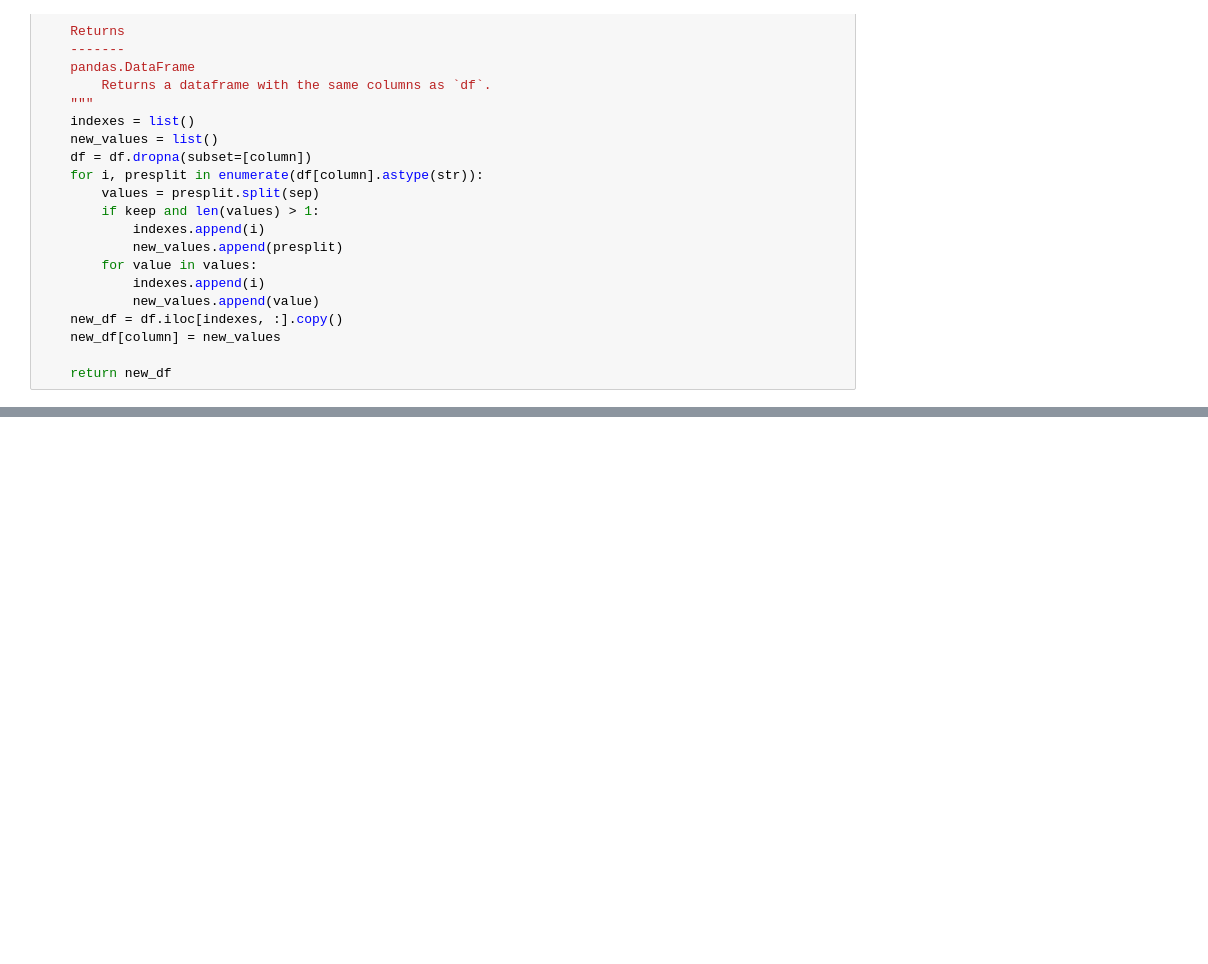
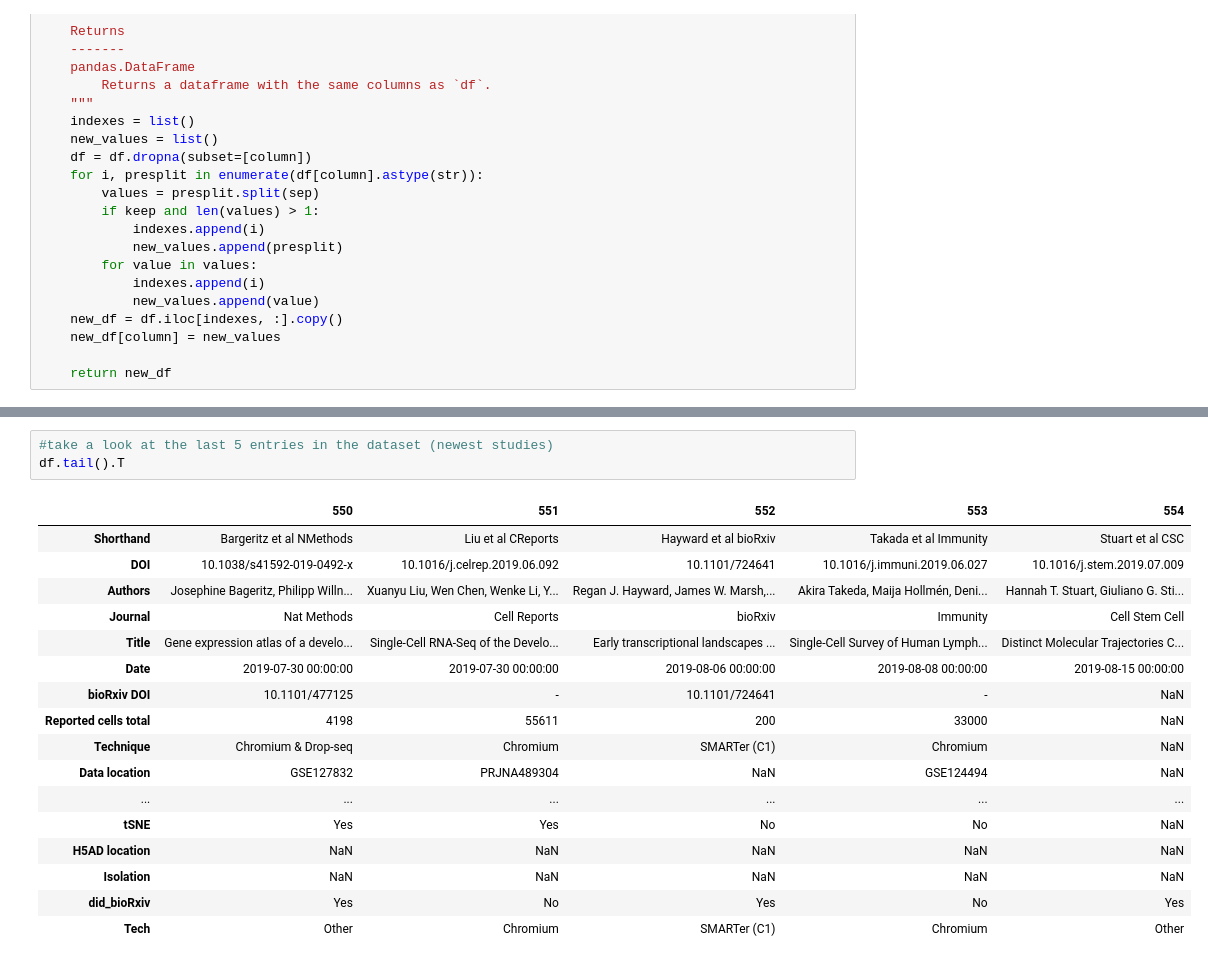
Before and after one commit to vals/single-cell-studies, a Jupyter notebook: Example analysis.ipynb, the cells around one changed output, grey strips where cells are left out. Saved outputs shown, nothing was run; the diff lists cells and outputs as text; blank space fills up the shorter version.

```diff
--- a/Example analysis.ipynb
+++ b/Example analysis.ipynb
@@ -721,0 +645,21 @@ df.query('Pseudotime == "Yes"').sort_values('Date').head()
+# %%
+#take a look at the last 5 entries in the dataset (newest studies)
+df.tail().T
+# %% [output]
+|  | 550 | 551 | 552 | 553 | 554 |
+| Shorthand | Bargeritz et al NMethods | Liu et al CReports | Hayward et al bioRxiv | Takada et al Immunity | Stuart et al CSC |
+| DOI | 10.1038/s41592-019-0492-x | 10.1016/j.celrep.2019.06.092 | 10.1101/724641 | 10.1016/j.immuni.2019.06.027 | 10.1016/j.stem.2019.07.009 |
+| Authors | Josephine Bageritz, Philipp Willn... | Xuanyu Liu, Wen Chen, Wenke Li, Y... | Regan J. Hayward, James W. Marsh,... | Akira Takeda, Maija Hollmén, Deni... | Hannah T. Stuart, Giuliano G. Sti... |
+| Journal | Nat Methods | Cell Reports | bioRxiv | Immunity | Cell Stem Cell |
+| Title | Gene expression atlas of a develo... | Single-Cell RNA-Seq of the Develo... | Early transcriptional landscapes ... | Single-Cell Survey of Human Lymph... | Distinct Molecular Trajectories C... |
+| Date | 2019-07-30 00:00:00 | 2019-07-30 00:00:00 | 2019-08-06 00:00:00 | 2019-08-08 00:00:00 | 2019-08-15 00:00:00 |
+| bioRxiv DOI | 10.1101/477125 | - | 10.1101/724641 | - | NaN |
+| Reported cells total | 4198 | 55611 | 200 | 33000 | NaN |
+| Technique | Chromium & Drop-seq | Chromium | SMARTer (C1) | Chromium | NaN |
+| Data location | GSE127832 | PRJNA489304 | NaN | GSE124494 | NaN |
+| ... | ... | ... | ... | ... | ... |
+| tSNE | Yes | Yes | No | No | NaN |
+| H5AD location | NaN | NaN | NaN | NaN | NaN |
+| Isolation | NaN | NaN | NaN | NaN | NaN |
+| did_bioRxiv | Yes | No | Yes | No | Yes |
+| Tech | Other | Chromium | SMARTer (C1) | Chromium | Other |
```
Also changed, not shown: parts of 93 cells of this notebook.
